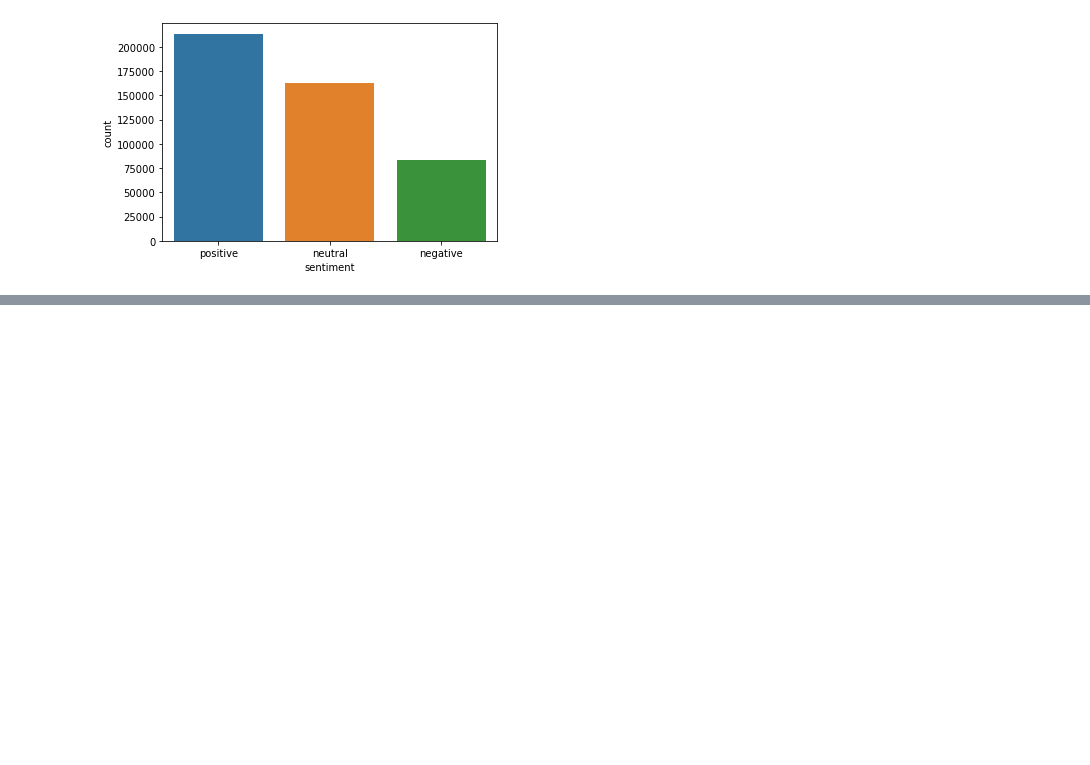
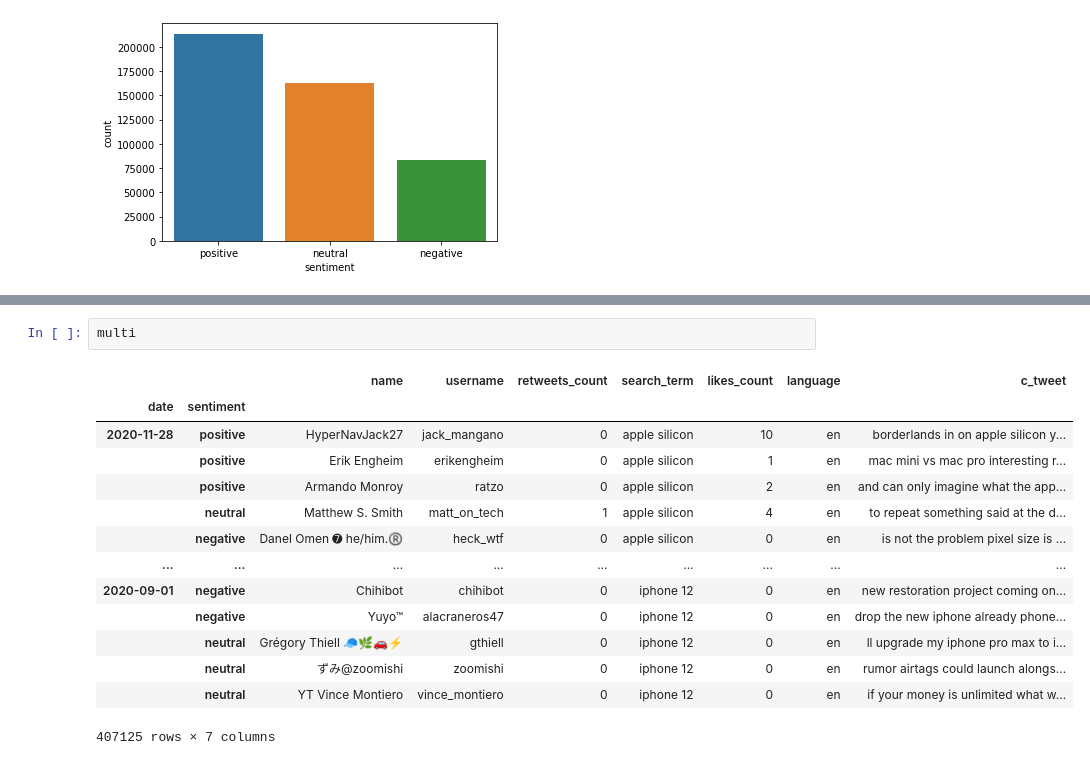
Before and after one commit to brenfrrs/twitter_sentiment_analysis, a Jupyter notebook: EDA_notebook.ipynb, the cells around one changed output, grey strips where cells are left out. Cells and saved outputs as stored; diff of their text form; blank space fills up the shorter version.

```diff
--- a/EDA_notebook.ipynb
+++ b/EDA_notebook.ipynb
@@ -91,0 +133,17 @@ main_df.groupby(['sentiment'])
+# %%
+multi
+# %% [output]
+|  |  | name | username | retweets_count | search_term | likes_count | language | c_tweet |
+| date | sentiment |  |  |  |  |  |  |  |
+| 2020-11-28 | positive | HyperNavJack27 | jack_mangano | 0 | apple silicon | 10 | en | borderlands in on apple silicon y... |
+|  | positive | Erik Engheim | erikengheim | 0 | apple silicon | 1 | en | mac mini vs mac pro interesting r... |
+|  | positive | Armando Monroy | ratzo | 0 | apple silicon | 2 | en | and can only imagine what the app... |
+|  | neutral | Matthew S. Smith | matt_on_tech | 1 | apple silicon | 4 | en | to repeat something said at the d... |
+|  | negative | Danel Omen ➐ he/him.®️ | heck_wtf | 0 | apple silicon | 0 | en | is not the problem pixel size is ... |
+| ... | ... | ... | ... | ... | ... | ... | ... | ... |
+| 2020-09-01 | negative | Chihibot | chihibot | 0 | iphone 12 | 0 | en | new restoration project coming on... |
+|  | negative | Yuyo™ | alacraneros47 | 0 | iphone 12 | 0 | en | drop the new iphone already phone... |
+|  | neutral | Grégory Thiell 🧢🌿🚗⚡️ | gthiell | 0 | iphone 12 | 0 | en | ll upgrade my iphone pro max to i... |
+|  | neutral | ずみ@zoomishi | zoomishi | 0 | iphone 12 | 0 | en | rumor airtags could launch alongs... |
+|  | neutral | YT Vince Montiero | vince_montiero | 0 | iphone 12 | 0 | en | if your money is unlimited what w... |
+407125 rows × 7 columns
```
Also changed, not shown: parts of 21 cells of this notebook, 1 other file.
